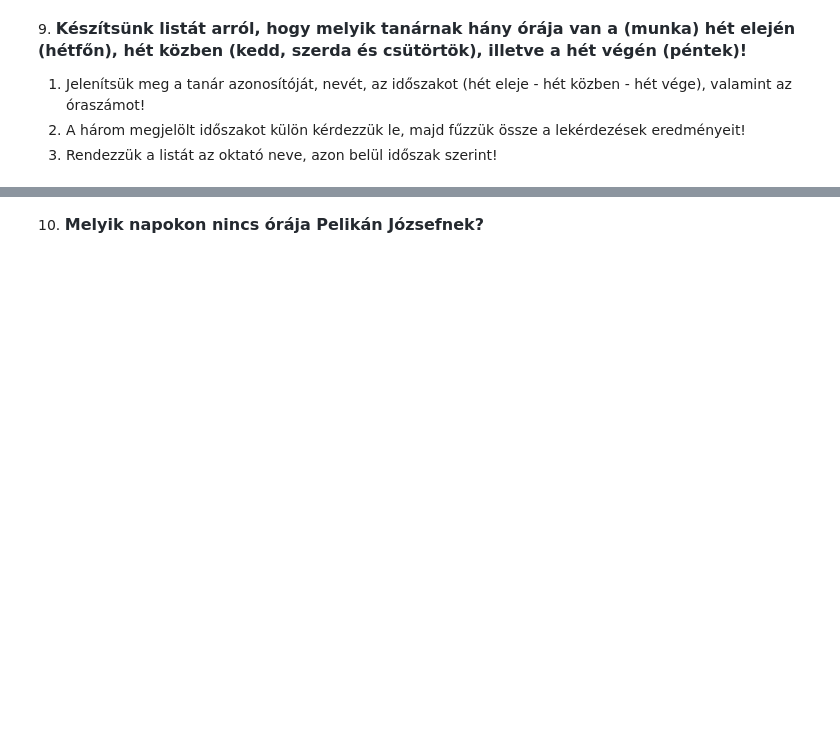
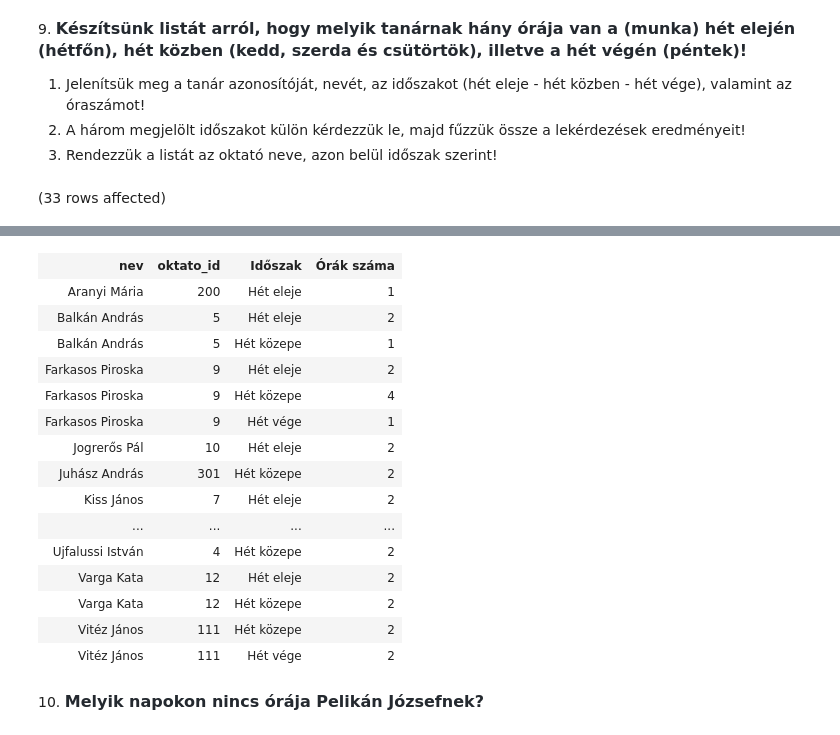
Before and after one commit to MikicsTamas/Adatb-zisok, a Jupyter notebook: gyakorlat03_feladatok.ipynb, the cells around one changed output, grey strips where cells are left out. Cells and saved outputs as stored; diff of their text form; code cells hidden in the pictures; blank space fills up the shorter version.

```diff
--- a/gyakorlat03_feladatok.ipynb
+++ b/gyakorlat03_feladatok.ipynb
@@ -120,3 +192,24 @@ Total execution time: 00:00:00.038
 1. Jelenítsük meg a tanár azonosítóját, nevét, az időszakot (hét eleje - hét közben - hét vége), valamint az óraszámot!
 2. A három megjelölt időszakot külön kérdezzük le, majd fűzzük össze a lekérdezések eredményeit!
 3. Rendezzük a listát az oktató neve, azon belül időszak szerint!
+# %%
+SELECT okt.nev,
+       okt.oktato_id,
+       CASE
+            WHEN n.nap = 'Hétfő' THEN 'Hét eleje'
+            WHEN n.nap IN('Kedd', 'Szerda', 'Csütörtök') THEN 'Hét közepe'
+            ELSE 'Hét vége'
+       END AS 'Időszak',
+       COUNT(*) AS 'Órák száma'
+FROM Oktatok okt JOIN Orak o ON okt.oktato_id = o.tanar
+                 JOIN Napok n ON n.nap_id = o.nap
+GROUP BY okt.nev,
+         okt.oktato_id,
+       CASE
+            WHEN n.nap = 'Hétfő' THEN 'Hét eleje'
+            WHEN n.nap IN('Kedd', 'Szerda', 'Csütörtök') THEN 'Hét közepe'
+            ELSE 'Hét vége'
+       END
+ORDER BY okt.nev, okt.oktato_id, 'Időszak'
+# %% [output]
+(33 rows affected)
@@ -123,3 +217,19 @@ Total execution time: 00:00:00.038
+| nev | oktato_id | Időszak | Órák száma |
+| Aranyi Mária | 200 | Hét eleje | 1 |
+| Balkán András | 5 | Hét eleje | 2 |
+| Balkán András | 5 | Hét közepe | 1 |
+| Farkasos Piroska | 9 | Hét eleje | 2 |
+| Farkasos Piroska | 9 | Hét közepe | 4 |
+| Farkasos Piroska | 9 | Hét vége | 1 |
+| Jogrerős Pál | 10 | Hét eleje | 2 |
+| Juhász András | 301 | Hét közepe | 2 |
+| Kiss János | 7 | Hét eleje | 2 |
+| ... | ... | ... | ... |
+| Ujfalussi István | 4 | Hét közepe | 2 |
+| Varga Kata | 12 | Hét eleje | 2 |
+| Varga Kata | 12 | Hét közepe | 2 |
+| Vitéz János | 111 | Hét közepe | 2 |
+| Vitéz János | 111 | Hét vége | 2 |
 # %% [markdown]
 10. <span style="background-color: rgb(255, 255, 255); color: rgb(36, 41, 47); font-family: -apple-system, BlinkMacSystemFont, &quot;Segoe UI&quot;, Helvetica, Arial, sans-serif, &quot;Apple Color Emoji&quot;, &quot;Segoe UI Emoji&quot;; font-size: 16px; font-weight: 600;">Melyik napokon nincs órája Pelikán Józsefnek?</span>
 # %%
```
Also changed, not shown: parts of 7 cells of this notebook.
